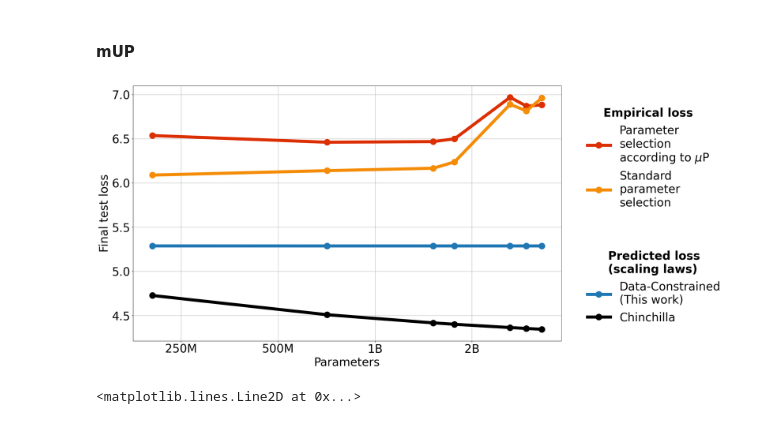
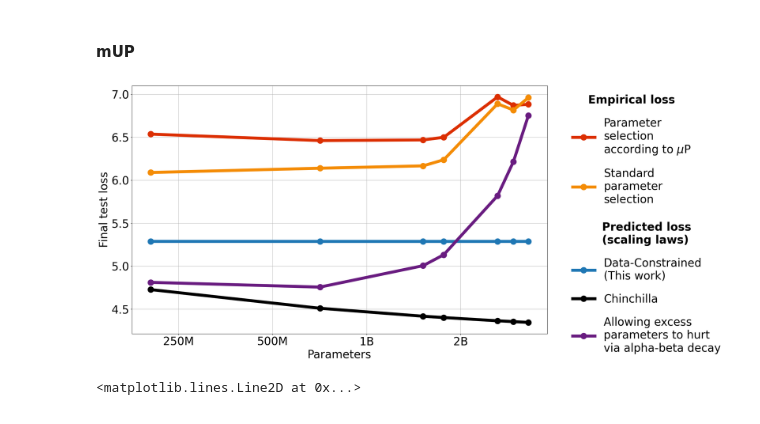
Before and after one commit to huggingface/datablations, a Jupyter notebook: plotstables/mup_dd_dd.ipynb, the cells around one changed output. Saved outputs shown, nothing was run; the diff lists cells and outputs as text; code cells hidden in the pictures.

```diff
--- a/plotstables/mup_dd_dd.ipynb
+++ b/plotstables/mup_dd_dd.ipynb
@@ -78,6 +78,25 @@ sp_lines = plt.plot(params, losses_sp, label="Standard Parametrization", linewid
 cc_lines = plt.plot(params, [loss_fn(10**p, 100e6) for p in params], label="Chinchilla Scaling Laws", linewidth=8.0, marker=".", markersize=32, color="black")
 dc_lines = plt.plot(params, [scaling_law(10**p, 100e6, 100e6, params_dc) for p in params], label="Our Scaling Laws", linewidth=8.0, marker=".", markersize=32, color="#1f77b4")
 
+
+def scaling_law(N, D, U, params):
+    a, b, e, alpha, beta, ep_star, n_star = params
+
+    EP = np.maximum((D / U) - 1, 0)
+    UN = np.minimum(N,optimal_N(D_to_C(U)))
+    NP = np.maximum((N / UN ) - 1, 0)
+
+    A = np.exp(a)
+    B = np.exp(b)
+    E = np.exp(e)
+    L = E + A/(N**(alpha * np.maximum(np.zeros_like(NP), 1 - (NP/n_star)))) + B / (D**(beta * np.maximum(np.zeros_like(EP), 1 - (EP/ep_star))))
+    return L
+
+params_ab = [6.255414, 7.3049974, 0.6254804, 0.3526596, 0.3526596, 26530.611, 2040.8163]
+
+ab_lines = plt.plot(params, [scaling_law(10**p, 100e6, 100e6, params_ab) for p in params], label="ab decay", linewidth=8.0, marker=".", markersize=32, color="#691C80")
+
+
 # Set the x-axis label
 plt.xlabel('Parameters', fontsize=FONTSIZE,)
 
@@ -93,36 +112,38 @@ plt.legend(
 legend1 = plt.legend(
     [mup_lines[0], sp_lines[0]], ["Parameter\nselection\n"+ r"according to $\mu$P", "Standard\nparameter\nselection"],
     frameon=False,
     fontsize=FONTSIZE,
     ncol=1,
     loc=(1.05, 0.5), #     loc="center right",
     title="Empirical loss",
     title_fontproperties={'weight': 'bold', "size": FONTSIZE},
+    labelspacing=1.05,
 )
 plt.legend(
-    [dc_lines[0], cc_lines[0]], ["Data-Constrained\n(This work)", "Chinchilla"],
+    [dc_lines[0], cc_lines[0], ab_lines[0]], ["Data-Constrained\n(This work)", "Chinchilla", "Allowing excess\nparameters to hurt\nvia alpha-beta decay"],
     frameon=False,
     fontsize=FONTSIZE,
     ncol=1,
-    loc=(1.05, 0.05), # loc="center right",
+    loc=(1.05, -0.1), # loc="center right",
     title="Predicted loss\n(scaling laws)",
     title_fontproperties={'weight': 'bold', "size": FONTSIZE},
+    labelspacing=1.05,
 )
 plt.gca().add_artist(legend1)
 
 plt.tick_params(labelsize=FONTSIZE)#, pad=16)
 plt.tick_params(labelsize=FONTSIZE)#, pad=)
 
 
 plt.grid()
 
 #plt.title("Variably-sized models trained on 100M tokens for a single epoch")
 
 plt.savefig(f"mup.pdf", bbox_inches="tight")
 
 plt.show()
 # %% [output]
-[figure, old version]
+[figure, new version]
 # %%
 cc_lines[0]
 # %% [output]
```
Also changed, not shown: 4 other files.
